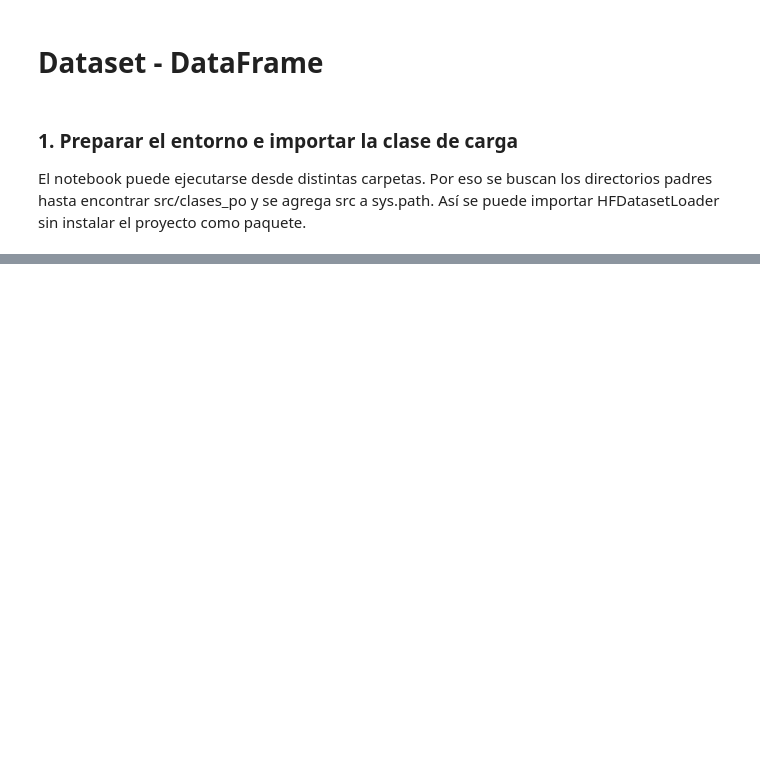
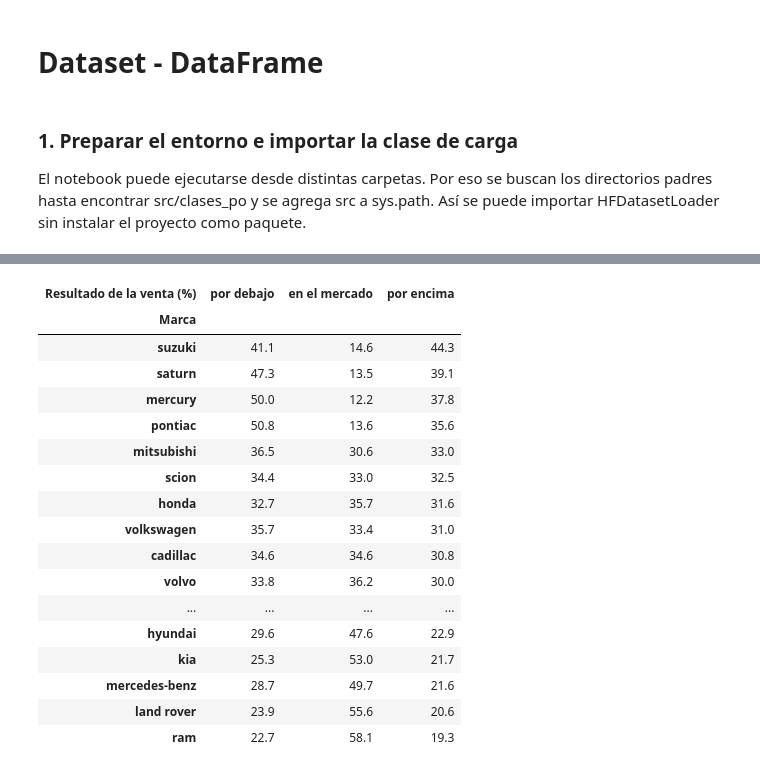
Before and after one commit to chonto329/Machine-Learning-, a Jupyter notebook: src/carga_datos/EA3_Transformacion_Enriquecimiento.ipynb, the cells around one changed output, grey strips where cells are left out. Saved outputs shown, nothing was run; the diff lists cells and outputs as text; code cells hidden in the pictures; blank space fills up the shorter version.

```diff
--- a/src/carga_datos/EA3_Transformacion_Enriquecimiento.ipynb
+++ b/src/carga_datos/EA3_Transformacion_Enriquecimiento.ipynb
@@ -192,0 +438,28 @@ nulos_finales = df_prepared.isnull().sum().to_dict()
+# %%
+ventas_marca = df["marca"].value_counts()
+marcas = ventas_marca[ventas_marca >= 1000].index
+
+p4 = pd.crosstab(df["marca"], df["resultado_venta"], normalize="index") * 100
+p4 = p4.loc[marcas].sort_values("por encima", ascending=False).round(1)
+p4 = p4.rename_axis(index="Marca", columns="Resultado de la venta (%)")
+
+p4
+# %% [output]
+| Resultado de la venta (%) | por debajo | en el mercado | por encima |
+| Marca |  |  |  |
+| suzuki | 41.1 | 14.6 | 44.3 |
+| saturn | 47.3 | 13.5 | 39.1 |
+| mercury | 50.0 | 12.2 | 37.8 |
+| pontiac | 50.8 | 13.6 | 35.6 |
+| mitsubishi | 36.5 | 30.6 | 33.0 |
+| scion | 34.4 | 33.0 | 32.5 |
+| honda | 32.7 | 35.7 | 31.6 |
+| volkswagen | 35.7 | 33.4 | 31.0 |
+| cadillac | 34.6 | 34.6 | 30.8 |
+| volvo | 33.8 | 36.2 | 30.0 |
+| ... | ... | ... | ... |
+| hyundai | 29.6 | 47.6 | 22.9 |
+| kia | 25.3 | 53.0 | 21.7 |
+| mercedes-benz | 28.7 | 49.7 | 21.6 |
+| land rover | 23.9 | 55.6 | 20.6 |
+| ram | 22.7 | 58.1 | 19.3 |
```
Also changed, not shown: parts of 52 cells of this notebook.
